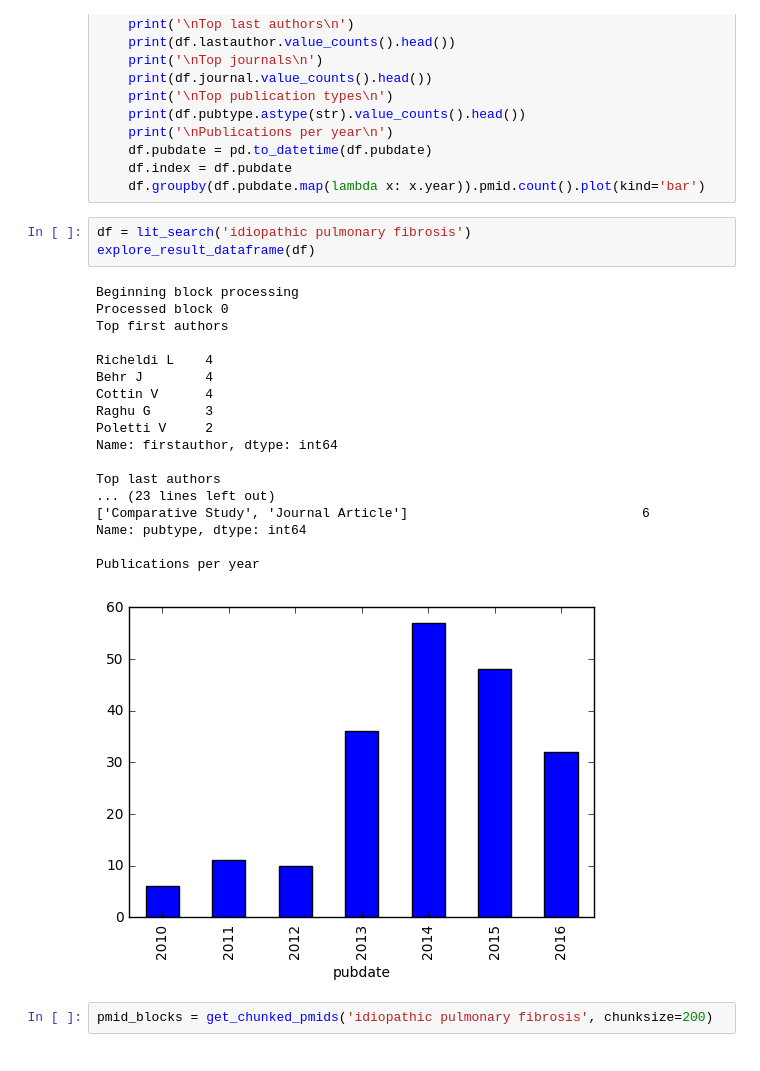
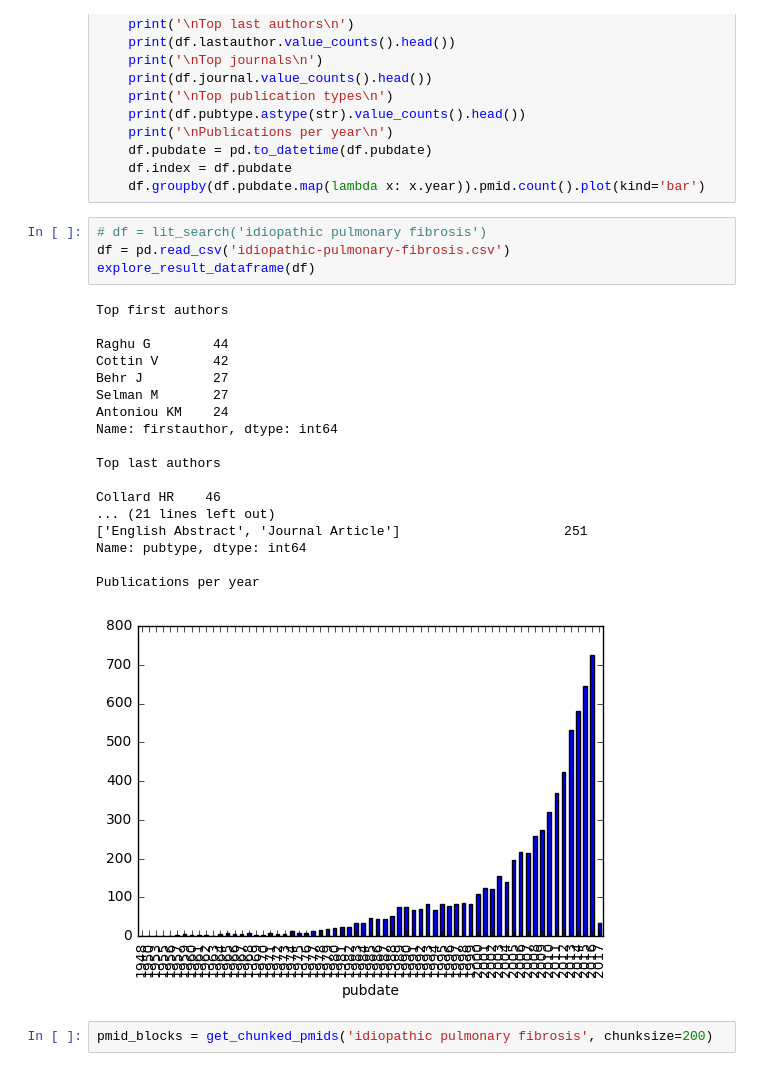
Before and after one commit to drcjar/litsearch, a Jupyter notebook: litsearch.ipynb, the cells around one changed output. Cells and saved outputs as stored; diff of their text form.

```diff
--- a/litsearch.ipynb
+++ b/litsearch.ipynb
@@ -305,27 +305,28 @@ def explore_result_dataframe(df):
     df.index = df.pubdate
     df.groupby(df.pubdate.map(lambda x: x.year)).pmid.count().plot(kind='bar')
 # %%
-df = lit_search('idiopathic pulmonary fibrosis')
+# df = lit_search('idiopathic pulmonary fibrosis')
+df = pd.read_csv('idiopathic-pulmonary-fibrosis.csv')
 explore_result_dataframe(df)
 # %% [output]
-Beginning block processing
-Processed block 0
 Top first authors
 
-Richeldi L    4
-Behr J        4
-Cottin V      4
-Raghu G       3
-Poletti V     2
+Raghu G        44
+Cottin V       42
+Behr J         27
+Selman M       27
+Antoniou KM    24
 Name: firstauthor, dtype: int64
 
 Top last authors
-... (23 lines left out)
-['Comparative Study', 'Journal Article']                              6
+
+Collard HR    46
+... (21 lines left out)
+['English Abstract', 'Journal Article']                     251
 Name: pubtype, dtype: int64
 
 Publications per year
-[figure, old version]
+[figure, new version]
 # %%
 pmid_blocks = get_chunked_pmids('idiopathic pulmonary fibrosis', chunksize=200)
 # %%
```
Also changed, not shown: parts of 5 cells of this notebook, 1 other file.
